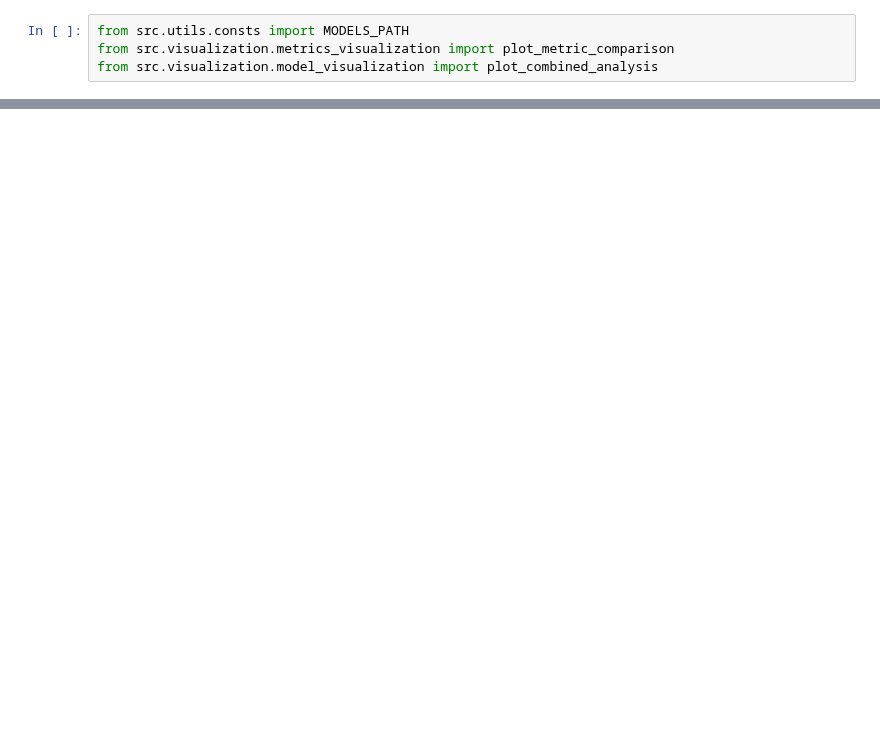
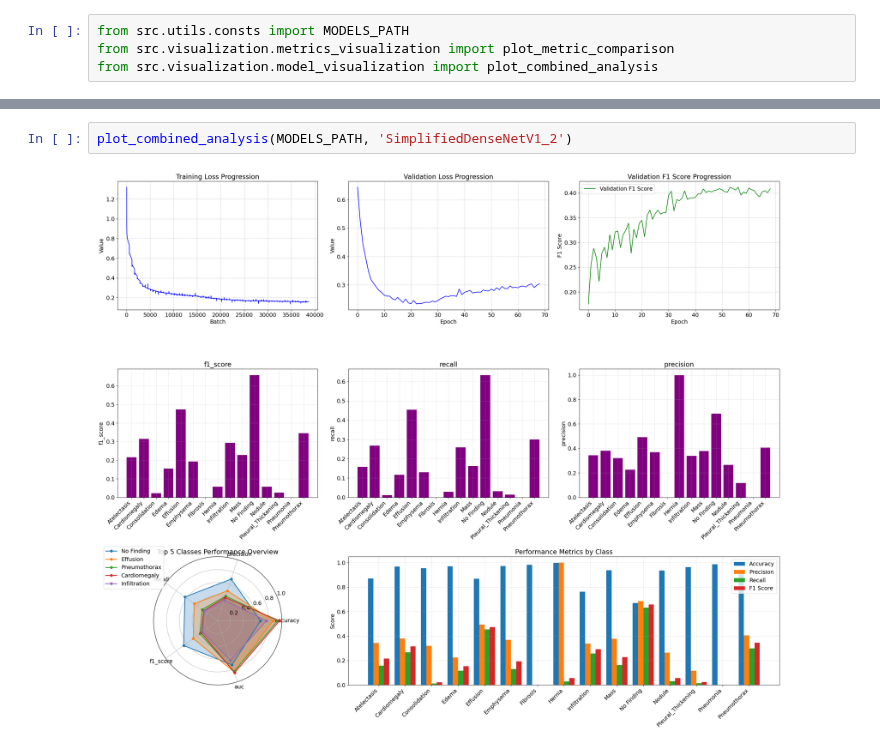
Before and after one commit to Argonus/codebook, a Jupyter notebook: studies/bachelor-thesis/notebooks/evaluation/SimplifiedDenseNet.ipynb, the cells around one changed output, grey strips where cells are left out. Cells and saved outputs as stored; diff of their text form; blank space fills up the shorter version.

```diff
--- a/studies/bachelor-thesis/notebooks/evaluation/SimplifiedDenseNet.ipynb
+++ b/studies/bachelor-thesis/notebooks/evaluation/SimplifiedDenseNet.ipynb
@@ -14,0 +19,4 @@ plot_metric_comparison(MODELS_PATH, model_names, 'train_metrics.csv', 'f1_score'
+# %%
+plot_combined_analysis(MODELS_PATH, 'SimplifiedDenseNetV1_2')
+# %% [output]
+[figure, added]
```
Also changed, not shown: parts of 3 cells of this notebook, 11 other files.
